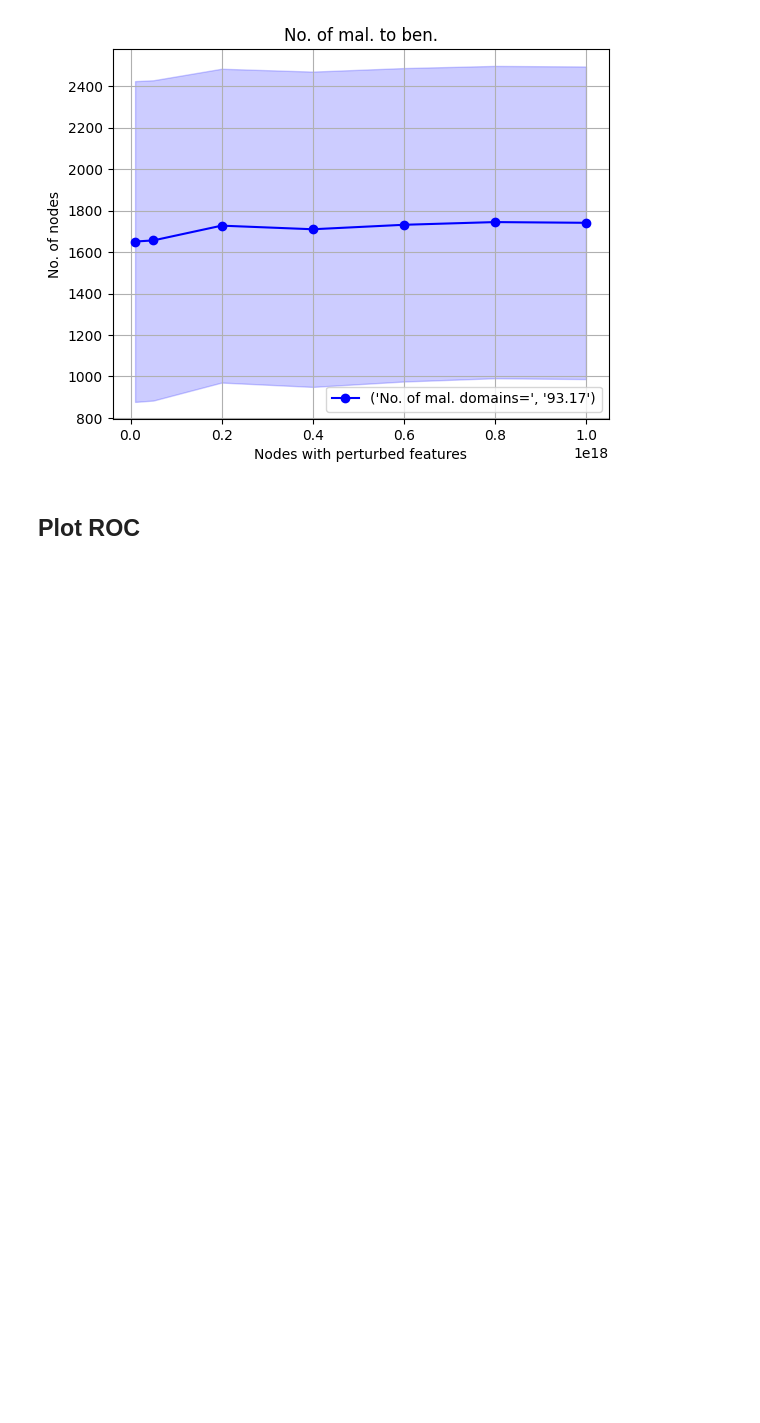
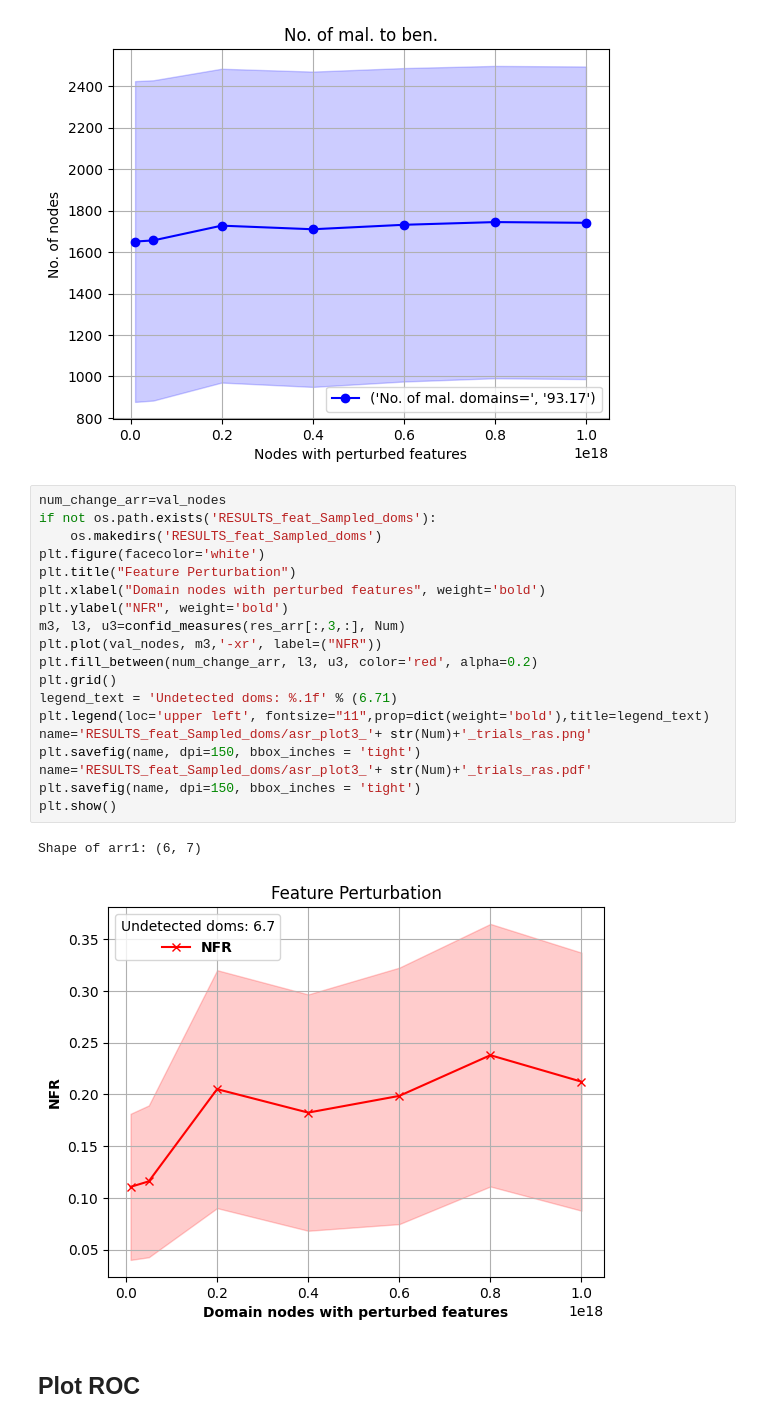
Before and after one commit to SucharithaPulamolu/mintA, a Jupyter notebook: DEMO_adj_2_sampled_DOMs.ipynb, the cells around one changed output. Saved outputs shown, nothing was run; the diff lists cells and outputs as text; blank space fills up the shorter version.

```diff
--- a/DEMO_adj_2_sampled_DOMs.ipynb
+++ b/DEMO_adj_2_sampled_DOMs.ipynb
@@ -668,6 +668,28 @@ plt.show()
 # %% [output]
 Shape of arr1: (6, 7)
 [figure]
+# %%
+num_change_arr=val_nodes
+if not os.path.exists('RESULTS_feat_Sampled_doms'):
+    os.makedirs('RESULTS_feat_Sampled_doms')
+plt.figure(facecolor='white')
+plt.title("Feature Perturbation")
+plt.xlabel("Domain nodes with perturbed features", weight='bold')
+plt.ylabel("NFR", weight='bold')
+m3, l3, u3=confid_measures(res_arr[:,3,:], Num)
+plt.plot(val_nodes, m3,'-xr', label=("NFR"))
+plt.fill_between(num_change_arr, l3, u3, color='red', alpha=0.2)
+plt.grid()
+legend_text = 'Undetected doms: %.1f' % (6.71)
+plt.legend(loc='upper left', fontsize="11",prop=dict(weight='bold'),title=legend_text)
+name='RESULTS_feat_Sampled_doms/asr_plot3_'+ str(Num)+'_trials_ras.png'
+plt.savefig(name, dpi=150, bbox_inches = 'tight')
+name='RESULTS_feat_Sampled_doms/asr_plot3_'+ str(Num)+'_trials_ras.pdf'
+plt.savefig(name, dpi=150, bbox_inches = 'tight')
+plt.show()
+# %% [output]
+Shape of arr1: (6, 7)
+[figure, added]
 # %% [markdown]
 ## Plot ROC
 # %%
```
Also changed, not shown: parts of 1 cell of this notebook, 2 other files.
